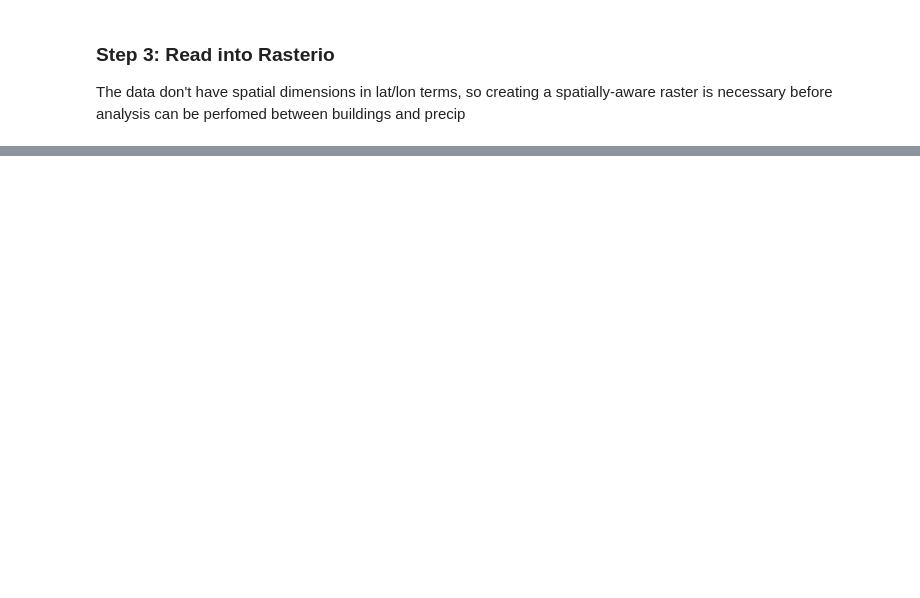
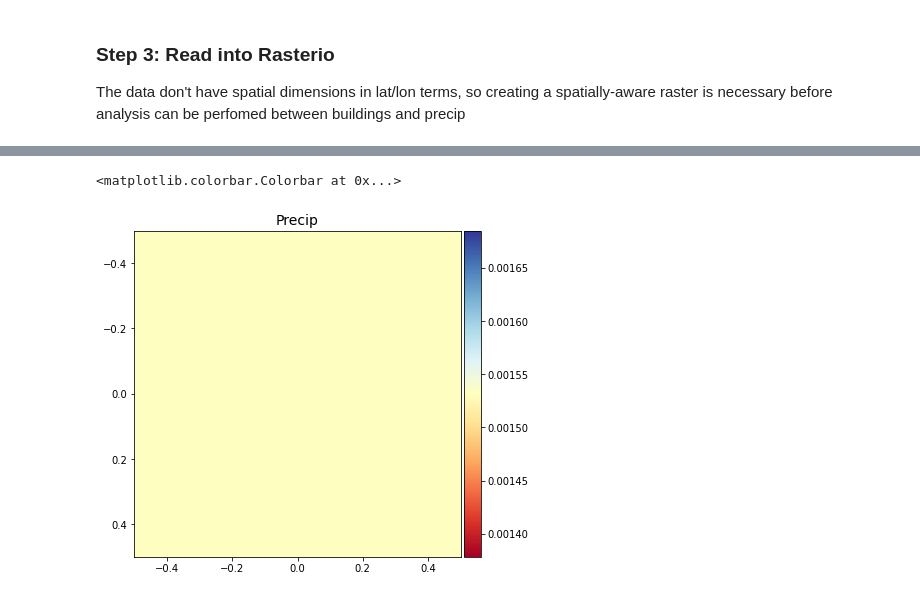
Before and after one commit to emersonw1/RainfallCollection, a Jupyter notebook: main.ipynb, the cells around one changed output, grey strips where cells are left out. Cells and saved outputs as stored; diff of their text form; code cells hidden in the pictures; blank space fills up the shorter version.

```diff
--- a/main.ipynb
+++ b/main.ipynb
@@ -199,0 +203,18 @@ ValueError: cannot convert float NaN to integer
+# %%
+xds_rio = rio.open_rasterio(os.path.join(ws, 'precip_raster.tiff'))
+
+#xds_rio_reprojected = xds_rio.rio.reproject('EPSG:32612')
+#The commented out line is unecessary because the raster is already in the correct projection
+# %%
+clipped = xds_rio.rio.clip(subset.geometry.values, subset.crs, all_touched=True, drop=True)
+# %%
+fig, ax = plt.subplots(figsize=(10,6))
+im1 = ax.imshow(clipped[0], cmap='RdYlBu')
+
+ax.set_title("Precip", fontsize=14)
+divider = make_axes_locatable(ax)
+cax = divider.append_axes('right', size='5%', pad=0.05)
+fig.colorbar(im1, cax=cax, orientation='vertical')
+# %% [output]
+<matplotlib.colorbar.Colorbar at 0x...>
+[figure, added]
```
Also changed, not shown: parts of 9 cells of this notebook.
